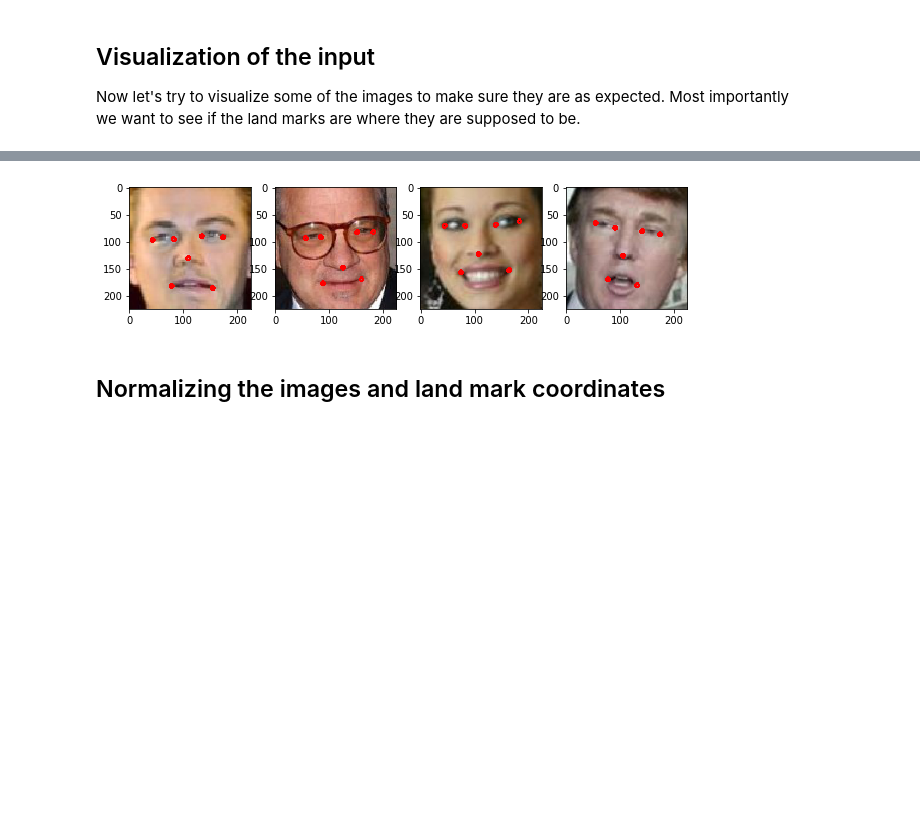
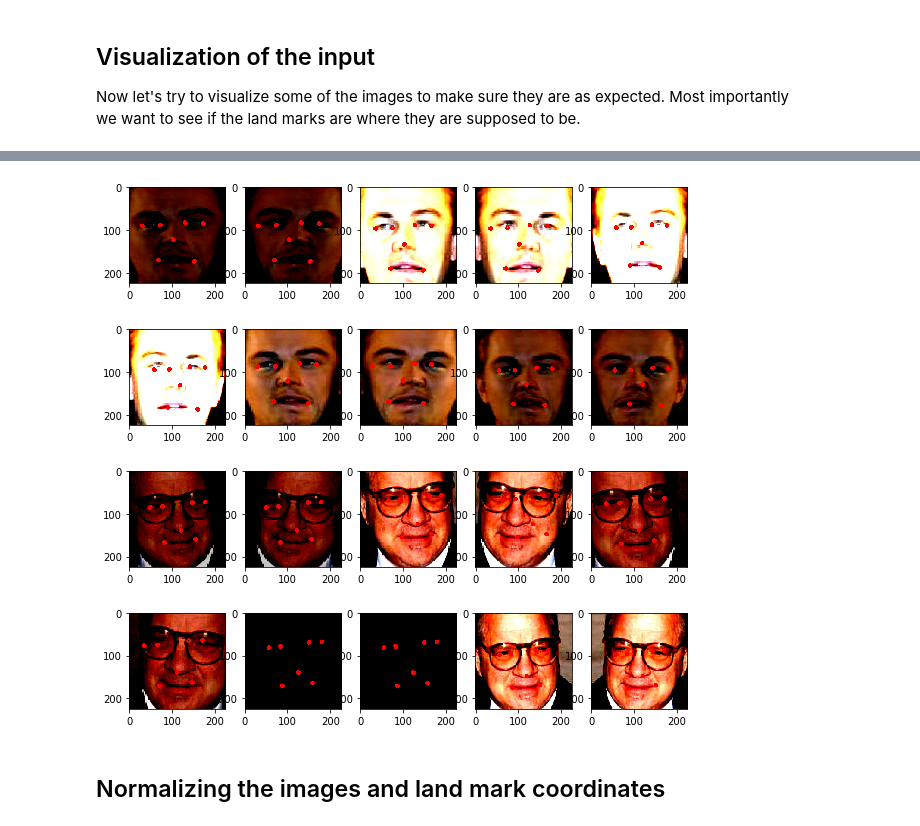
Before and after one commit to reza-asad/Facial-Landmark-Regression, a Jupyter notebook: FacialLandmarkDetection.ipynb, the cells around one changed output, grey strips where cells are left out. Cells and saved outputs as stored; diff of their text form; code cells hidden in the pictures; blank space fills up the shorter version.

```diff
--- a/FacialLandmarkDetection.ipynb
+++ b/FacialLandmarkDetection.ipynb
@@ -29,22 +27,21 @@ We have reached the end of the file
 Now let's try to visualize some of the images to make sure they are as expected. Most importantly <br/>
 we want to see if the land marks are where they are supposed to be.
 # %%
-NUM_IMGS = 4
-Xsample = data.X[:NUM_IMGS].clone()
-ySample = data.y[:NUM_IMGS].clone()
+NUM_IMGS = 20
+Xsample = data.X[:NUM_IMGS].copy()
+ySample = data.y[:NUM_IMGS].copy()
 
-figs, axes = plt.subplots(1, NUM_IMGS)
-for i in range(NUM_IMGS):
-    # Convert img to array of unit8 type
-    img = np.asarray(Xsample[i]).astype('uint8')
+for i in range(1,NUM_IMGS+1):
+    img = np.asarray(Xsample[i-1])
     # Move the channel to the last dimension
     img = img.transpose(1, 2, 0)
     img = np.ascontiguousarray(img)
     # Add the landmarks
-    landMarks = np.asarray(ySample[i])
+    landMarks = np.asarray(ySample[i-1])
     for x,y in landMarks:
-        cv2.circle(img, (x,y), 3, 255.0, thickness=3)
+        cv2.circle(img, (x,y), 3, 0.99, thickness=3)
     # Plot the image
-    axes[i].imshow(img)
+    plt.subplot(4, 5, i)
+    plt.imshow(img)
 plt.show()
 # %% [output]
@@ -51,4 +68,4 @@ plt.show()
-[figure, old version]
+[figure, new version]
 # %% [markdown]
 ## Normalizing the images and land mark coordinates
 # %%
```
Also changed, not shown: parts of 14 cells of this notebook.
